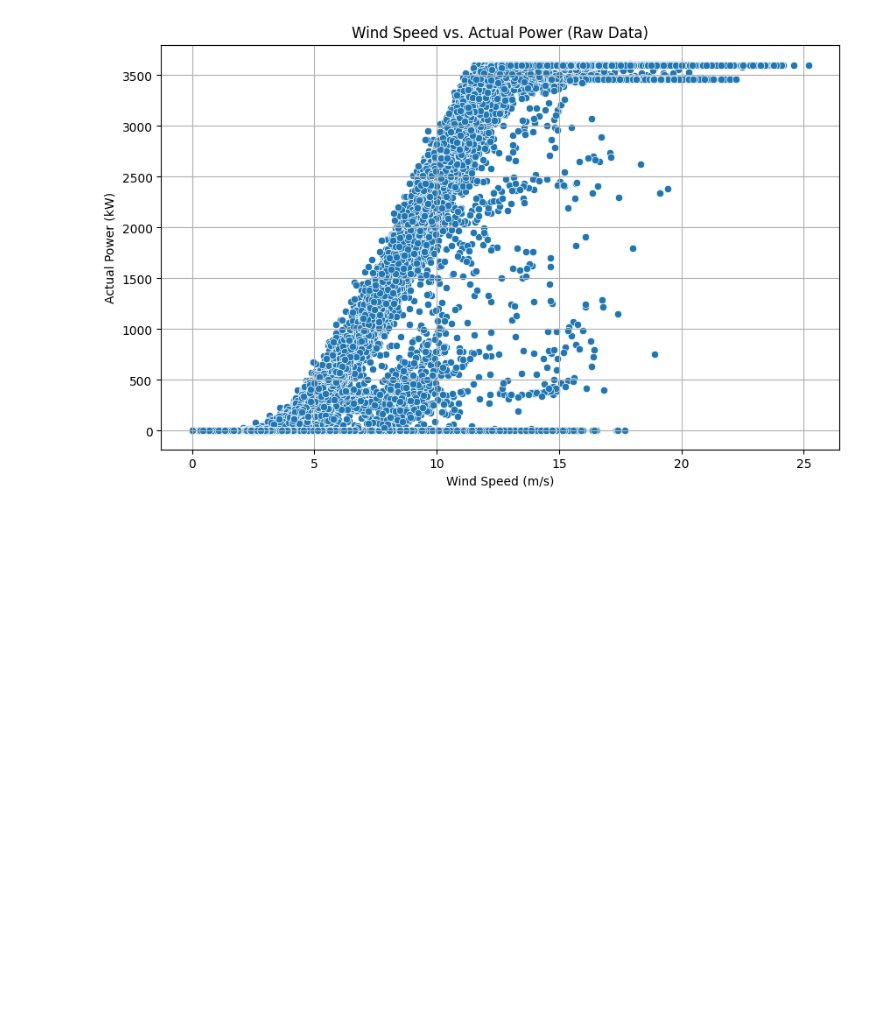
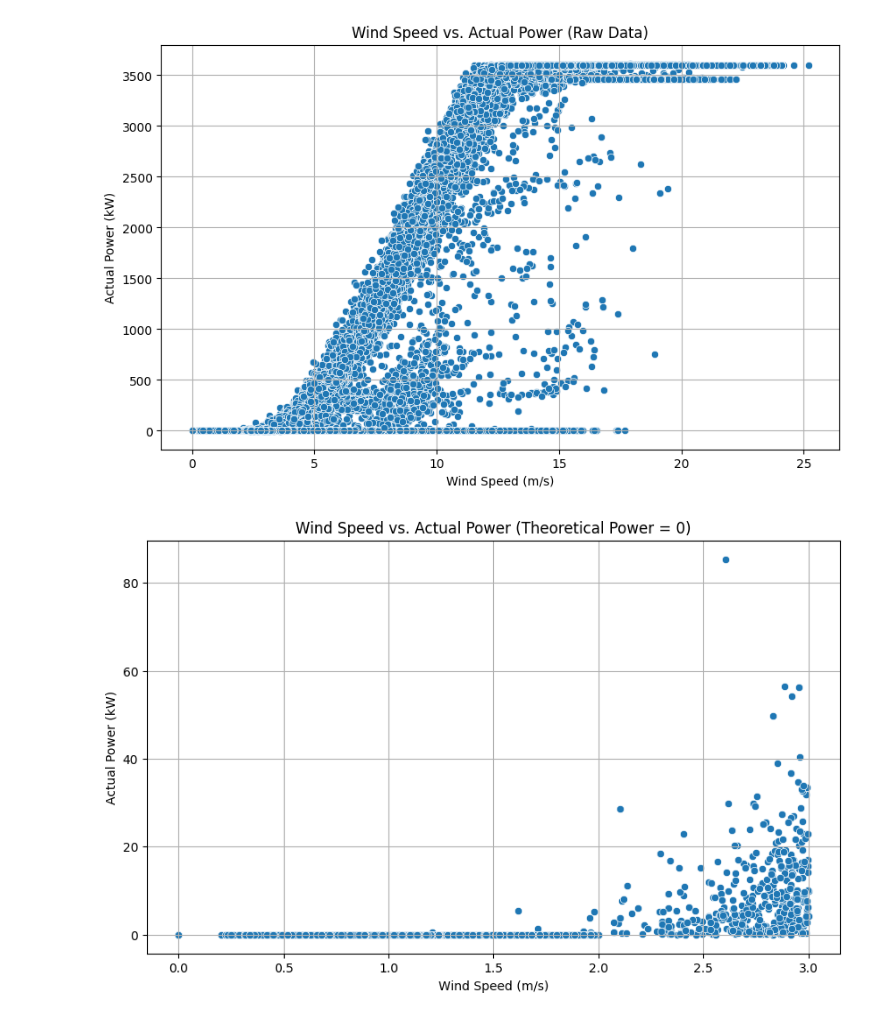
Before and after one commit to vikk456/wind-power-prediction, a Jupyter notebook: Wind_Turbine_Data_Preparation_and_Analysis.ipynb, the cells around one changed output. Cells and saved outputs as stored; diff of their text form; code cells hidden in the pictures; blank space fills up the shorter version.

Commit message:
made some extra data cleaning based on wind speed and handled useful zero values

```diff
--- a/Wind_Turbine_Data_Preparation_and_Analysis.ipynb
+++ b/Wind_Turbine_Data_Preparation_and_Analysis.ipynb
@@ -96,2 +94,30 @@ df_cleaned = df[df['actual_power_kw'] > 0]
+# %%
+df['datetime'] = pd.to_datetime(df['datetime'], errors='coerce')
+df = df.dropna(subset=['datetime'])
+
+df = df.drop_duplicates(subset=['datetime'])
+
+df = df[df['actual_power_kw'] >= 0]
+df = df[df['wind_speed_ms'] >= 0]
+df = df[df['theoretical_power_kw'] >= 0]
+
+df_cleaned = df.copy()
+
+# Remove rows where wind=0 but power>0
+df_cleaned = df[~((df['wind_speed_ms'] == 0) & (df['actual_power_kw'] > 0))]
+
+# Remove rows where wind>2 but power=0 (turbine off / error)
+df_cleaned = df_cleaned[~((df_cleaned['wind_speed_ms'] > 2) & (df_cleaned['actual_power_kw'] == 0))]
 # %%
 df_cleaned.to_csv('T1_cleaned.csv', index=False)
+# %%
+subset = df_cleaned[df_cleaned['theoretical_power_kw'] == 0]
+plt.figure(figsize=(10, 6))
+sns.scatterplot(x='wind_speed_ms', y='actual_power_kw', data=subset)
+plt.title('Wind Speed vs. Actual Power (Theoretical Power = 0)')
+plt.xlabel('Wind Speed (m/s)')
+plt.ylabel('Actual Power (kW)')
+plt.grid(True)
+plt.show()
+# %% [output]
+[figure, added]
```
Also changed, not shown: parts of 1 cell of this notebook, 1 other file.
